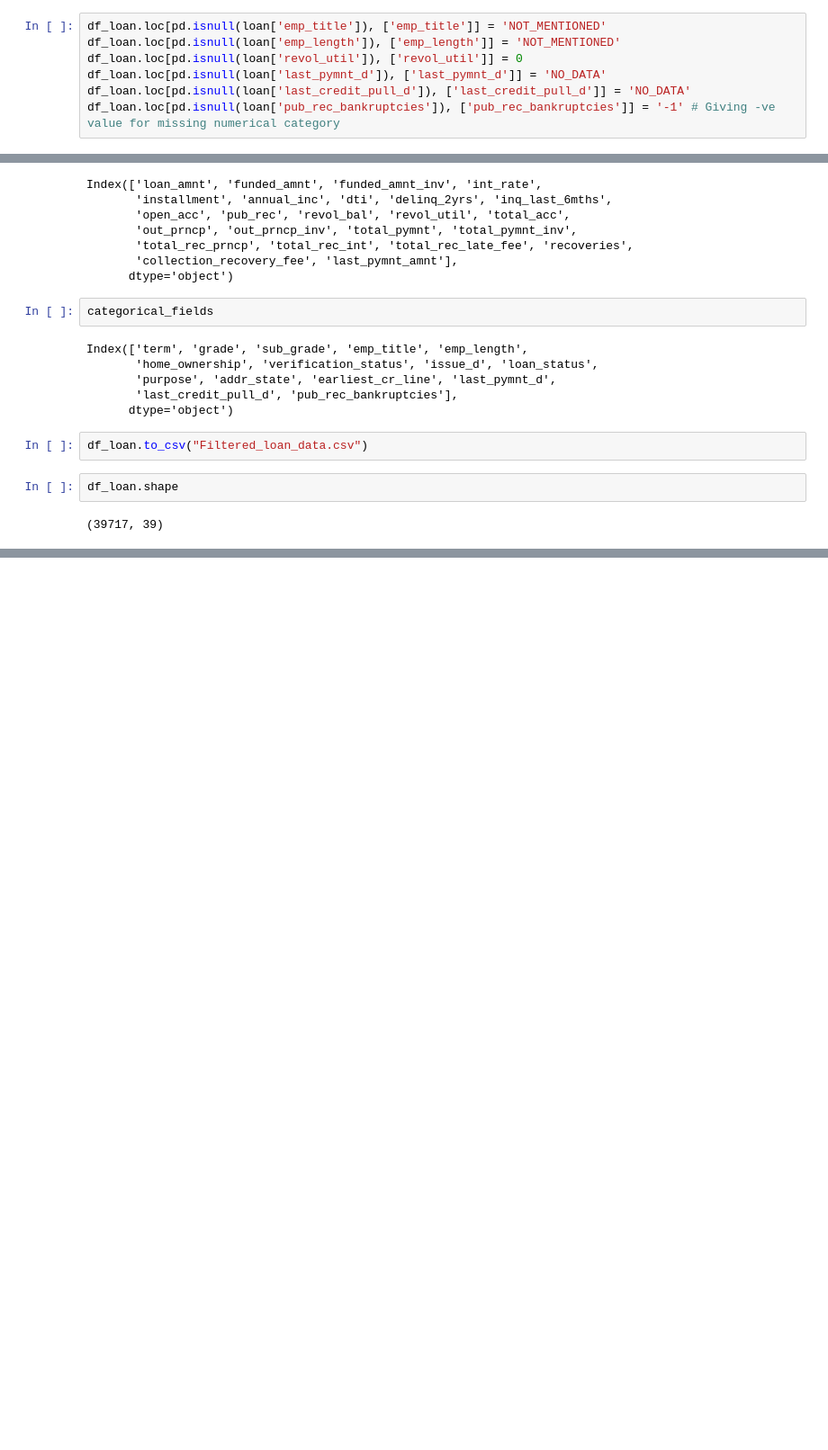
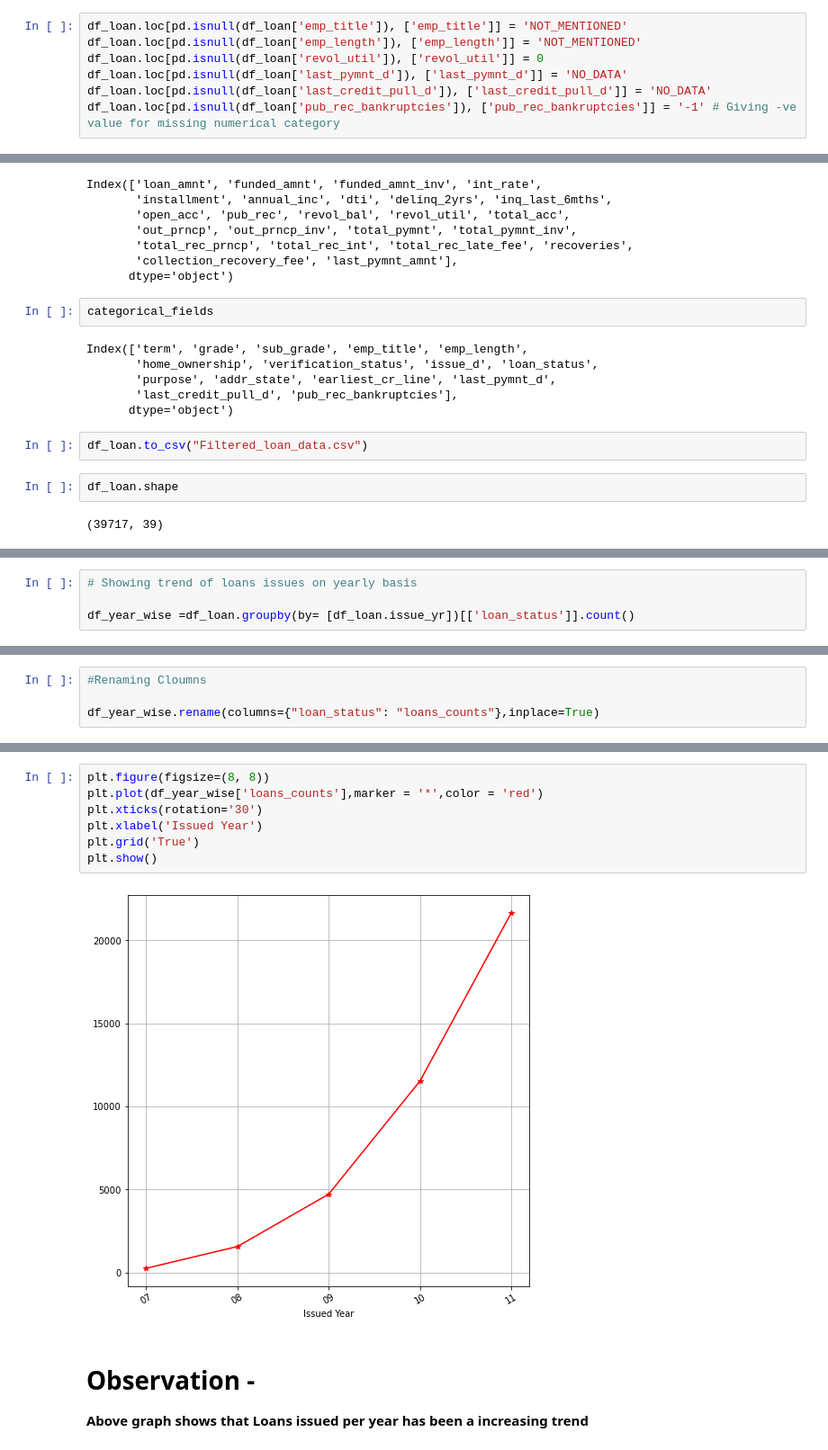
Before and after one commit to pndy19/lending_club_case_study, a Jupyter notebook: Lending_Club.ipynb, the cells around one changed output, grey strips where cells are left out. Shown at 90% size. Drawn from its saved outputs; the diff is of its cells as text; blank space fills up the shorter version.

Commit message:
Code with Univariate plots, binning and derived metrics

```diff
--- a/Lending_Club.ipynb
+++ b/Lending_Club.ipynb
@@ -156,12 +152,12 @@ dtype: int64
 # %% [markdown]
 ## Filling missing values with standard values
 # %%
-df_loan.loc[pd.isnull(loan['emp_title']), ['emp_title']] = 'NOT_MENTIONED'
-df_loan.loc[pd.isnull(loan['emp_length']), ['emp_length']] = 'NOT_MENTIONED'
-df_loan.loc[pd.isnull(loan['revol_util']), ['revol_util']] = 0
-df_loan.loc[pd.isnull(loan['last_pymnt_d']), ['last_pymnt_d']] = 'NO_DATA'
-df_loan.loc[pd.isnull(loan['last_credit_pull_d']), ['last_credit_pull_d']] = 'NO_DATA'
-df_loan.loc[pd.isnull(loan['pub_rec_bankruptcies']), ['pub_rec_bankruptcies']] = '-1' # Giving -ve value for missing numerical category
+df_loan.loc[pd.isnull(df_loan['emp_title']), ['emp_title']] = 'NOT_MENTIONED'
+df_loan.loc[pd.isnull(df_loan['emp_length']), ['emp_length']] = 'NOT_MENTIONED'
+df_loan.loc[pd.isnull(df_loan['revol_util']), ['revol_util']] = 0
+df_loan.loc[pd.isnull(df_loan['last_pymnt_d']), ['last_pymnt_d']] = 'NO_DATA'
+df_loan.loc[pd.isnull(df_loan['last_credit_pull_d']), ['last_credit_pull_d']] = 'NO_DATA'
+df_loan.loc[pd.isnull(df_loan['pub_rec_bankruptcies']), ['pub_rec_bankruptcies']] = '-1' # Giving -ve value for missing numerical category
 # %%
 df_loan.isnull().sum()
 # %% [output]
@@ -327,0 +338,4 @@ df_loan.shape
+# %%
+# Showing trend of loans issues on yearly basis
+
+df_year_wise =df_loan.groupby(by= [df_loan.issue_yr])[['loan_status']].count()
@@ -327,0 +352,4 @@ df_loan.shape
+# %%
+#Renaming Cloumns
+
+df_year_wise.rename(columns={"loan_status": "loans_counts"},inplace=True)
@@ -327,0 +366,13 @@ df_loan.shape
+# %%
+plt.figure(figsize=(8, 8))
+plt.plot(df_year_wise['loans_counts'],marker = '*',color = 'red')
+plt.xticks(rotation='30')
+plt.xlabel('Issued Year')
+plt.grid('True')
+plt.show()
+# %% [output]
+[figure, added]
+# %% [markdown]
+# Observation -
+
+__Above graph shows that Loans issued per year has been a increasing trend__
```
Also changed, not shown: parts of 30 cells of this notebook.
